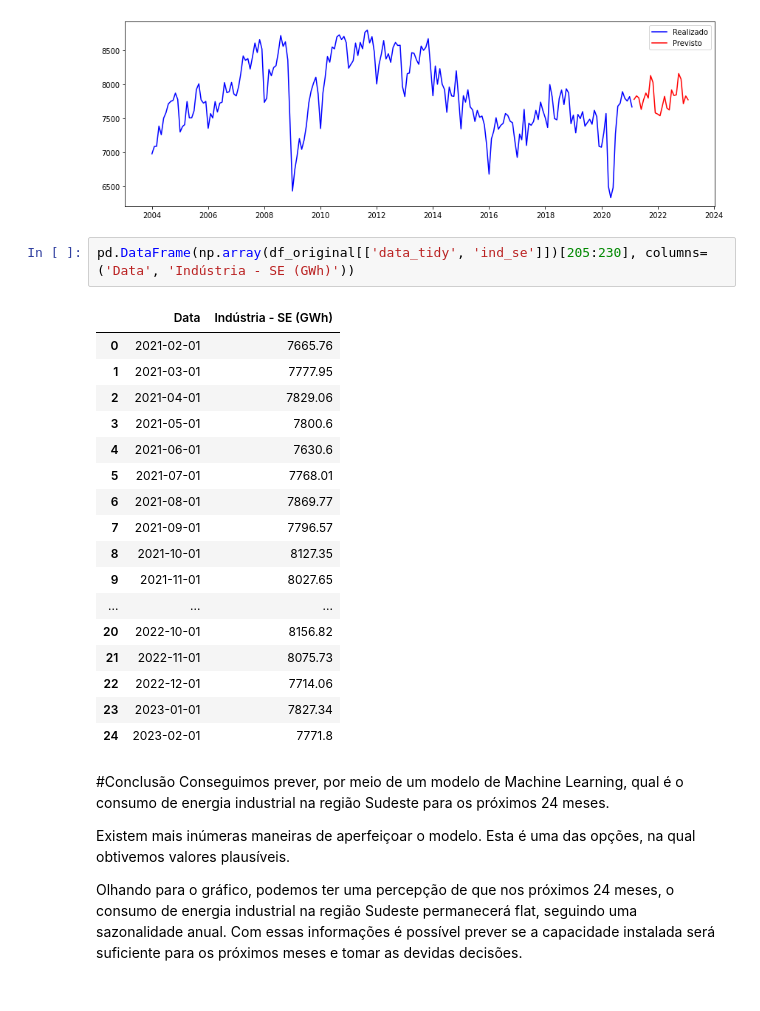
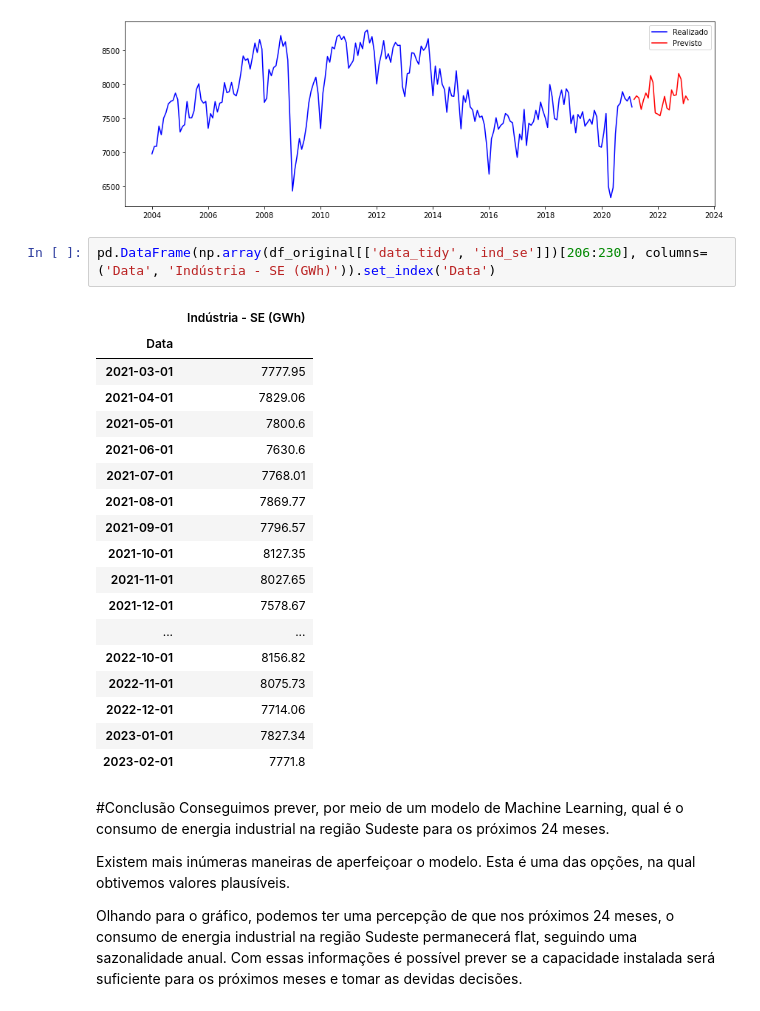
Before and after one commit to lucas-tebet/4intelligence, a Jupyter notebook: 4intelligence.ipynb, the cells around one changed output. Drawn from its saved outputs; the diff is of its cells as text.

```diff
--- a/4intelligence.ipynb
+++ b/4intelligence.ipynb
@@ -654,25 +654,26 @@ plt.show()
 # %% [output]
 [figure]
 # %%
-pd.DataFrame(np.array(df_original[['data_tidy', 'ind_se']])[205:230], columns=('Data', 'Indústria - SE (GWh)'))
+pd.DataFrame(np.array(df_original[['data_tidy', 'ind_se']])[206:230], columns=('Data', 'Indústria - SE (GWh)')).set_index('Data')
 # %% [output]
-|  | Data | Indústria - SE (GWh) |
-| 0 | 2021-02-01 | 7665.76 |
-| 1 | 2021-03-01 | 7777.95 |
-| 2 | 2021-04-01 | 7829.06 |
-| 3 | 2021-05-01 | 7800.6 |
-| 4 | 2021-06-01 | 7630.6 |
-| 5 | 2021-07-01 | 7768.01 |
-| 6 | 2021-08-01 | 7869.77 |
-| 7 | 2021-09-01 | 7796.57 |
-| 8 | 2021-10-01 | 8127.35 |
-| 9 | 2021-11-01 | 8027.65 |
-| ... | ... | ... |
-| 20 | 2022-10-01 | 8156.82 |
-| 21 | 2022-11-01 | 8075.73 |
-| 22 | 2022-12-01 | 7714.06 |
-| 23 | 2023-01-01 | 7827.34 |
-| 24 | 2023-02-01 | 7771.8 |
+|  | Indústria - SE (GWh) |
+| Data |  |
+| 2021-03-01 | 7777.95 |
+| 2021-04-01 | 7829.06 |
+| 2021-05-01 | 7800.6 |
+| 2021-06-01 | 7630.6 |
+| 2021-07-01 | 7768.01 |
+| 2021-08-01 | 7869.77 |
+| 2021-09-01 | 7796.57 |
+| 2021-10-01 | 8127.35 |
+| 2021-11-01 | 8027.65 |
+| 2021-12-01 | 7578.67 |
+| ... | ... |
+| 2022-10-01 | 8156.82 |
+| 2022-11-01 | 8075.73 |
+| 2022-12-01 | 7714.06 |
+| 2023-01-01 | 7827.34 |
+| 2023-02-01 | 7771.8 |
 # %% [markdown]
 #Conclusão
 Conseguimos prever, por meio de um modelo de Machine Learning, qual é o consumo de energia industrial na região Sudeste para os próximos 24 meses.
```
